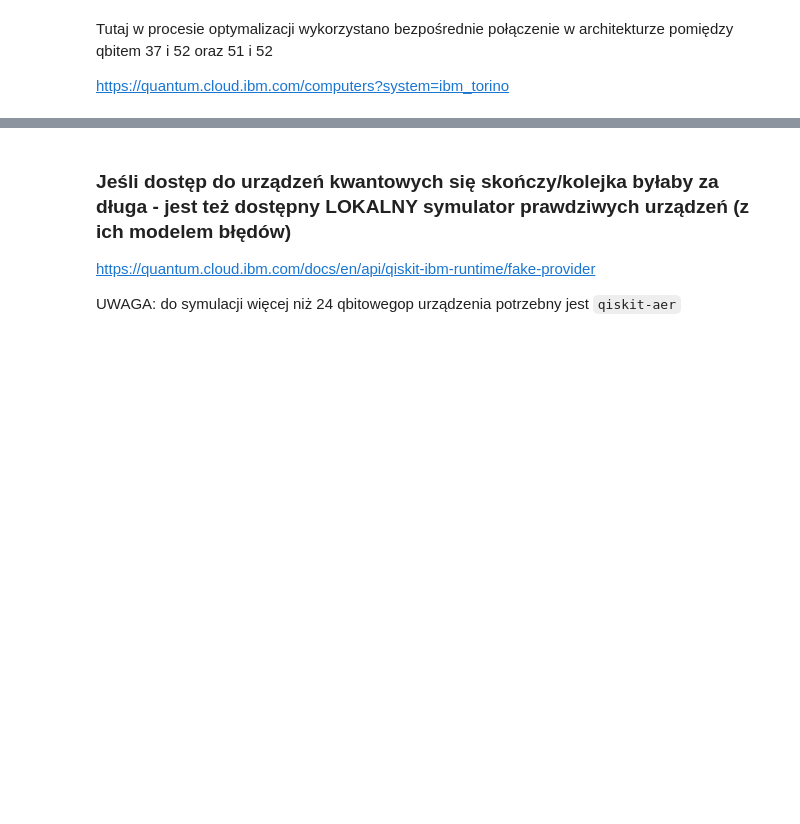
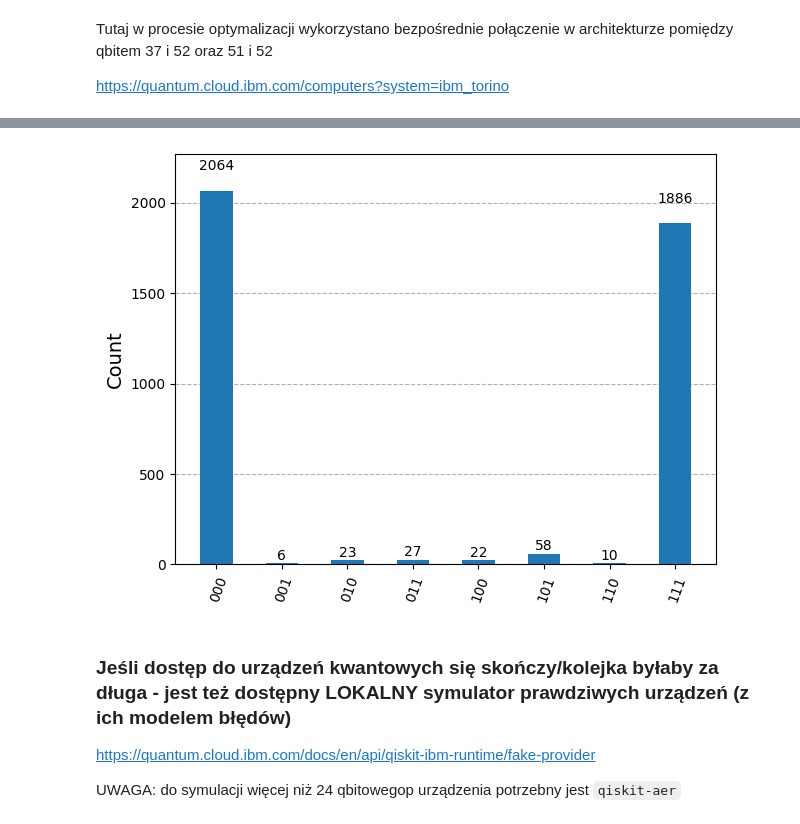
Before and after one commit to rmesek/mmik-agh-2026, a Jupyter notebook: lab03/mmik_qiskit_lab_intro 1.ipynb, the cells around one changed output, grey strips where cells are left out. Cells and saved outputs as stored; diff of their text form; code cells hidden in the pictures; blank space fills up the shorter version.

```diff
--- a/lab03/mmik_qiskit_lab_intro 1.ipynb
+++ b/lab03/mmik_qiskit_lab_intro 1.ipynb
@@ -256,10 +273,12 @@ plot_histogram(ibmcounts)
 # %%
 # można będzie potem  wyciągnąć wyniki ze starego joba po jego numerze wziętym z https://quantum.ibm.com/workloads
 
-result_dev = service.job("d5rof9rt11qc73e0umkg").result()
+result_dev = service.job("d75d6uq3qcgc73frjle0").result()
 ibmcounts = result_dev[0].data.meas.get_counts()
 
 plot_histogram(result_dev[0].data.meas.get_counts())
+# %% [output]
+[figure, added]
 # %% [markdown]
 ### Jeśli dostęp do urządzeń kwantowych się skończy/kolejka byłaby za długa - jest też dostępny LOKALNY symulator prawdziwych urządzeń (z ich modelem błędów)
 https://quantum.cloud.ibm.com/docs/en/api/qiskit-ibm-runtime/fake-provider
```
Also changed, not shown: parts of 11 cells of this notebook.
